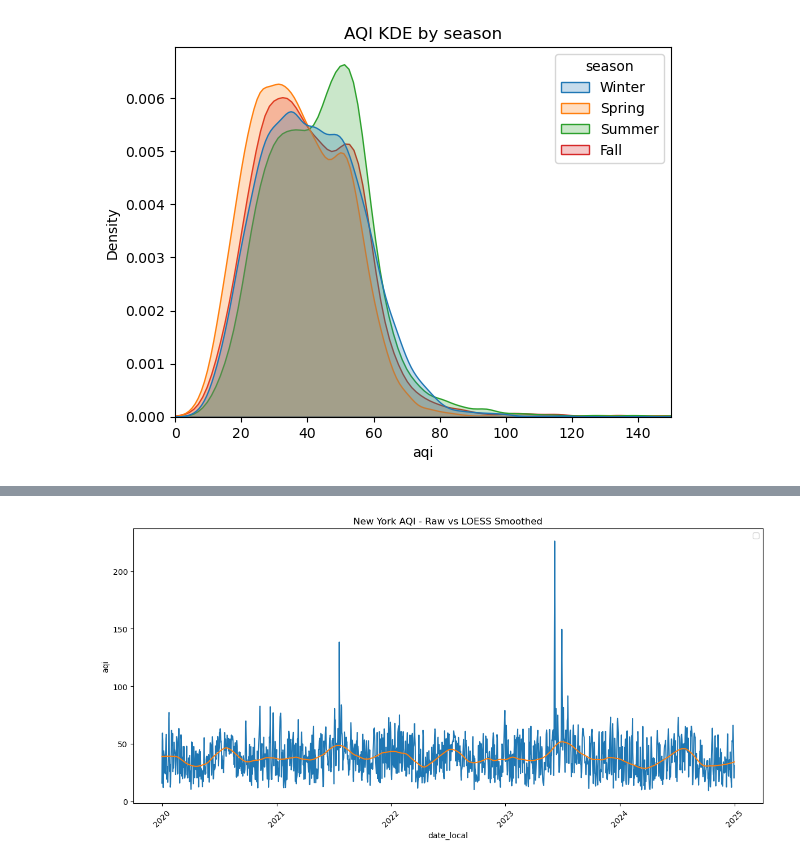
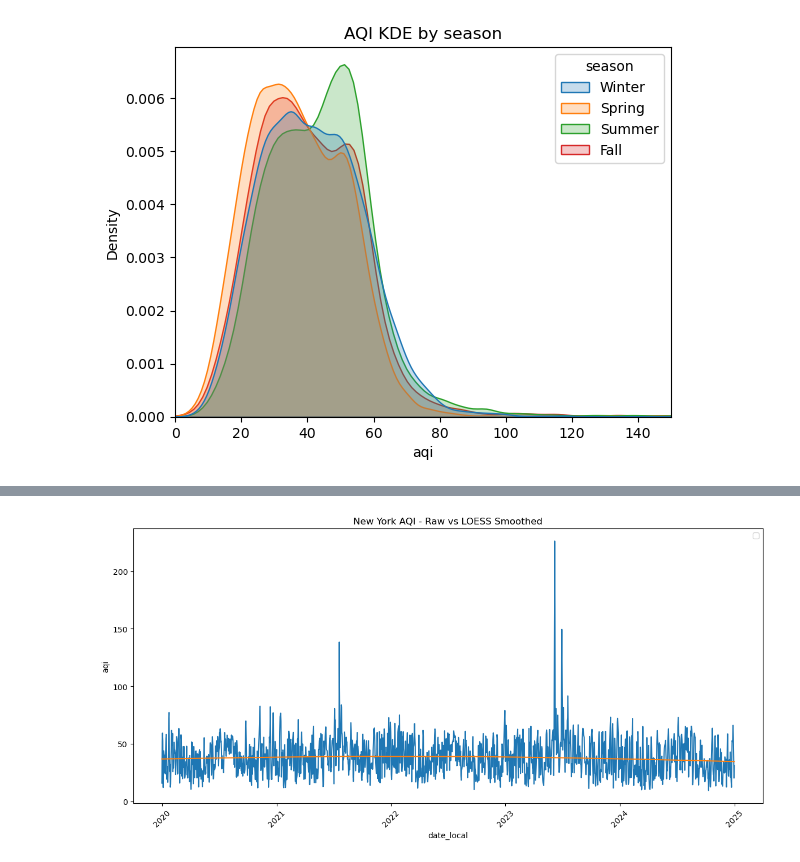
Before and after one commit to iherman10/aqi_geo_experiments, a Jupyter notebook: analysis.ipynb, the cells around one changed output, grey strips where cells are left out. Saved outputs shown, nothing was run; the diff lists cells and outputs as text; code cells hidden in the pictures.

Commit message:
Plot lowess smoothed curves for all regions

```diff
--- a/analysis.ipynb
+++ b/analysis.ipynb
@@ -657,18 +657,18 @@ plt.show()
 # %% [output]
 [figure]
 # %%
-# Generate LOESS smoothed time series to uncover general trends/seasonal effects
+# Generate lowess smoothed time series to uncover general trends/seasonal effects
 
 from statsmodels.nonparametric.smoothers_lowess import lowess
 
-# Pick a couple CBSAs to explore LOESS smoothing: NY and LA, as seasons are pretty opposite
+# Pick one CBSA from each region to test LOWESS smoothing
+lowess_cbsa = [35620, 33100, 16980, 19100, 31080]
+subsample_lowess = eda_final_pm25_daily[eda_final_pm25_daily['cbsa_code'].isin(lowess_cbsa)].copy()
 
+def calculate_lowess(group):
+    group['lowess_smoothed'] = lowess(endog=group['aqi'], exog=group['date_local'], frac=0.20)[:, 1]
+    return group
 
-ny_eda_sample = eda_final_pm25_daily[eda_final_pm25_daily['cbsa_code']==35620].copy()
-la_eda_sample = eda_final_pm25_daily[eda_final_pm25_daily['cbsa_code']==31080].copy()
-
-ny_loess_smoothed = lowess(ny_eda_sample['aqi'], ny_eda_sample['date_local'],frac=0.05)
-la_loess_smoothed = lowess(la_eda_sample['aqi'], la_eda_sample['date_local'],frac=0.05)
-
-ny_eda_sample['loess_smoothed'] = ny_loess_smoothed[:, 1]
-la_eda_sample['loess_smoothed'] = la_loess_smoothed[:, 1]
+subsample_lowess = subsample_lowess.groupby('cbsa_code').apply(calculate_lowess)
+subsample_lowess = subsample_lowess.reset_index(drop=True)
+subsample_lowess.head()
@@ -675,15 +714,16 @@ la_eda_sample['loess_smoothed'] = la_loess_smoothed[:, 1]
 # %%
 # Plot NY original vs. smoothed time series
 
 plt.figure(figsize=(12, 6))
+ny = subsample_lowess[subsample_lowess['cbsa_code']==35620]
 
-sns.lineplot(data=ny_eda_sample, x='date_local', y='aqi')
-sns.lineplot(data=ny_eda_sample, x='date_local', y='loess_smoothed')
+sns.lineplot(data=ny, x='date_local', y='aqi')
+sns.lineplot(data=ny, x='date_local', y='lowess_smoothed')
 
 plt.title("New York AQI - Raw vs LOESS Smoothed")
 plt.xticks(rotation=45)
 plt.tight_layout()
 plt.legend()
 plt.show()
 # %% [output]
-[figure, old version]
+[figure, new version]
```
Also changed, not shown: parts of 2 cells of this notebook.
